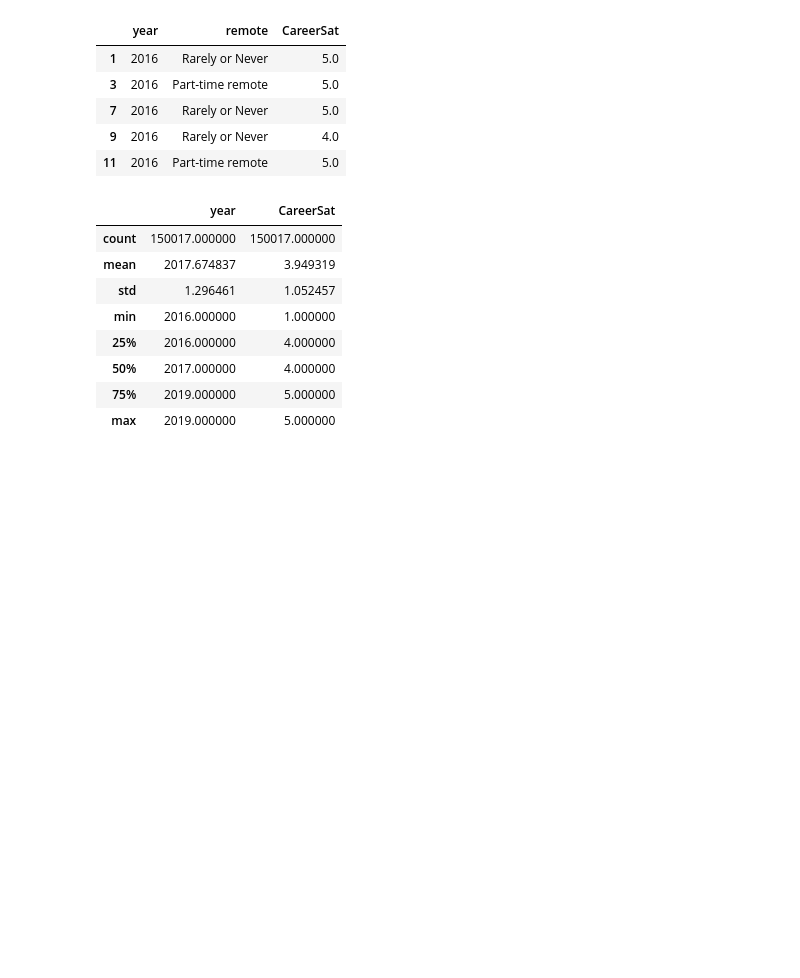
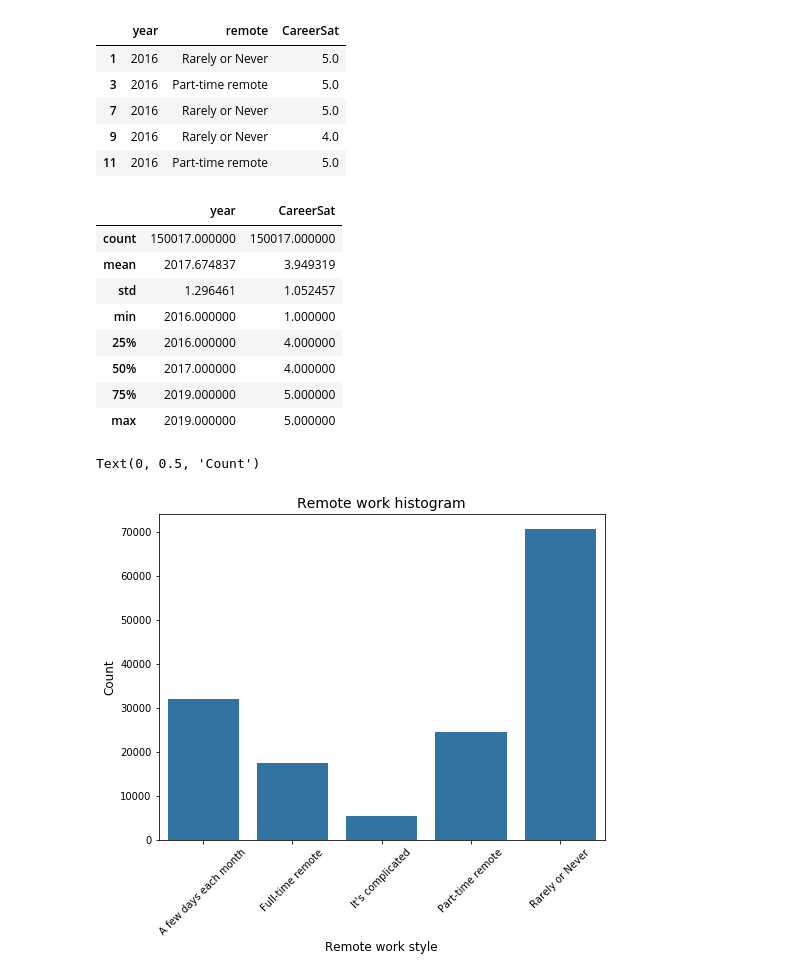
Before and after one commit to hamidkhbl/StackoverflowSurvey, a Jupyter notebook: RemoteAndJobSatisfaction.ipynb, the cells around one changed output. Drawn from its saved outputs; the diff is of its cells as text; code cells hidden in the pictures; blank space fills up the shorter version.

```diff
--- a/RemoteAndJobSatisfaction.ipynb
+++ b/RemoteAndJobSatisfaction.ipynb
@@ -29,3 +37,15 @@ df.describe()
 | 50% | 2017.000000 | 4.000000 |
 | 75% | 2019.000000 | 5.000000 |
 | max | 2019.000000 | 5.000000 |
+# %%
+plt.figure(figsize= [8,6])
+data = df.sort_values('remote')
+base_color = sns.color_palette()[0]
+sns.countplot(data = data, x = 'remote', color = base_color)
+plt.tick_params(axis='x', rotation=45)
+plt.title('Remote work histogram', fontsize = 14);
+plt.xlabel('Remote work style', fontsize = 12)
+plt.ylabel('Count', fontsize = 12)
+# %% [output]
+Text(0, 0.5, 'Count')
+[figure, added]
```
Also changed, not shown: parts of 11 cells of this notebook.
